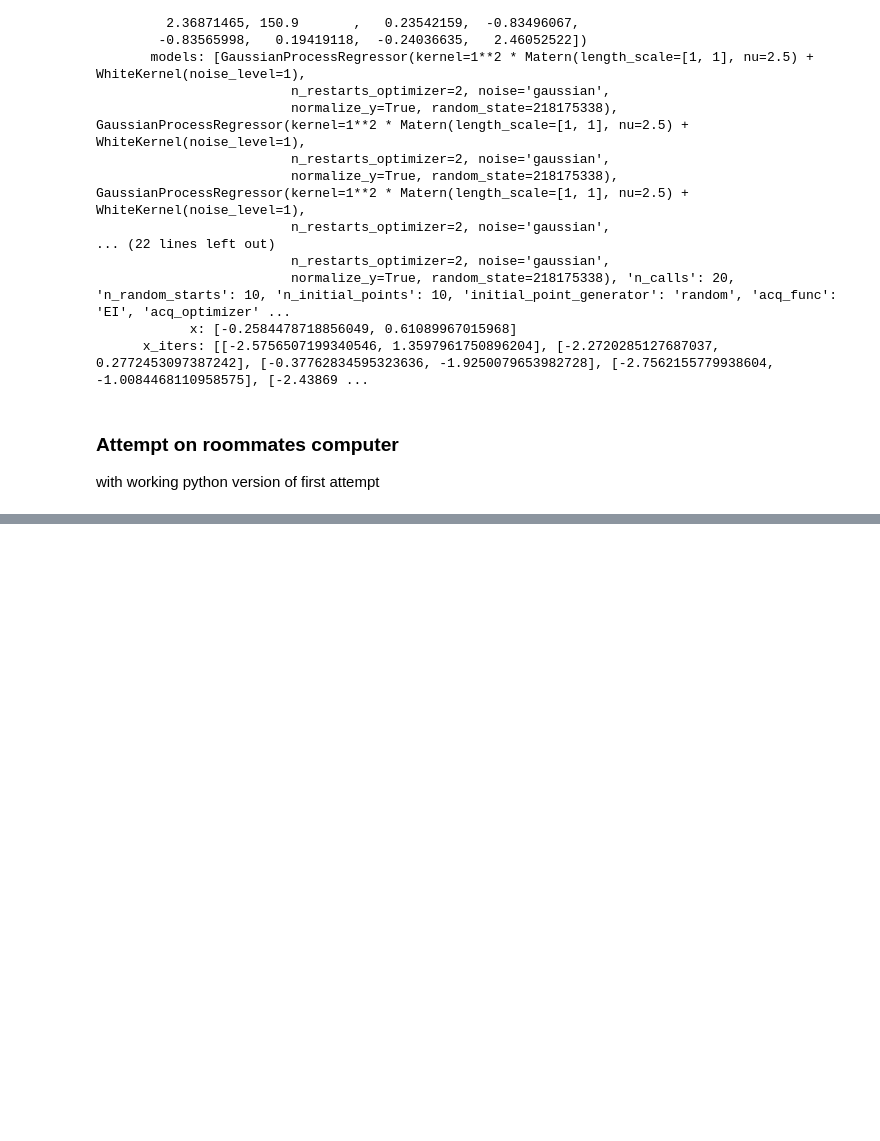
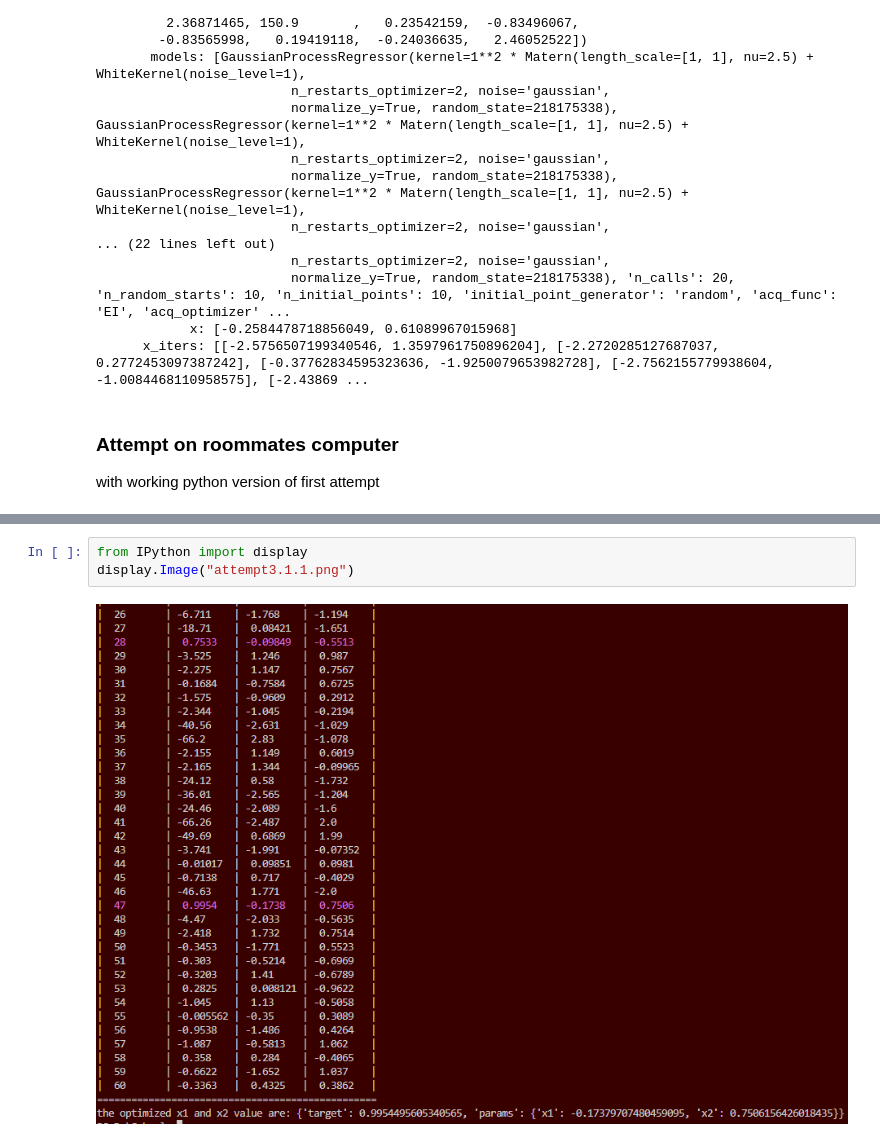
Before and after one commit to aromoher/MAE598, a Jupyter notebook: HW3.ipynb, the cells around one changed output, grey strips where cells are left out. Saved outputs shown, nothing was run; the diff lists cells and outputs as text; blank space fills up the shorter version.

```diff
--- a/HW3.ipynb
+++ b/HW3.ipynb
@@ -219,0 +220,5 @@ SyntaxError: (unicode error) 'unicodeescape' codec can't decode bytes in positio
+# %%
+from IPython import display
+display.Image("attempt3.1.1.png")
+# %% [output]
+[figure, added]
```
Also changed, not shown: parts of 1 cell of this notebook.
